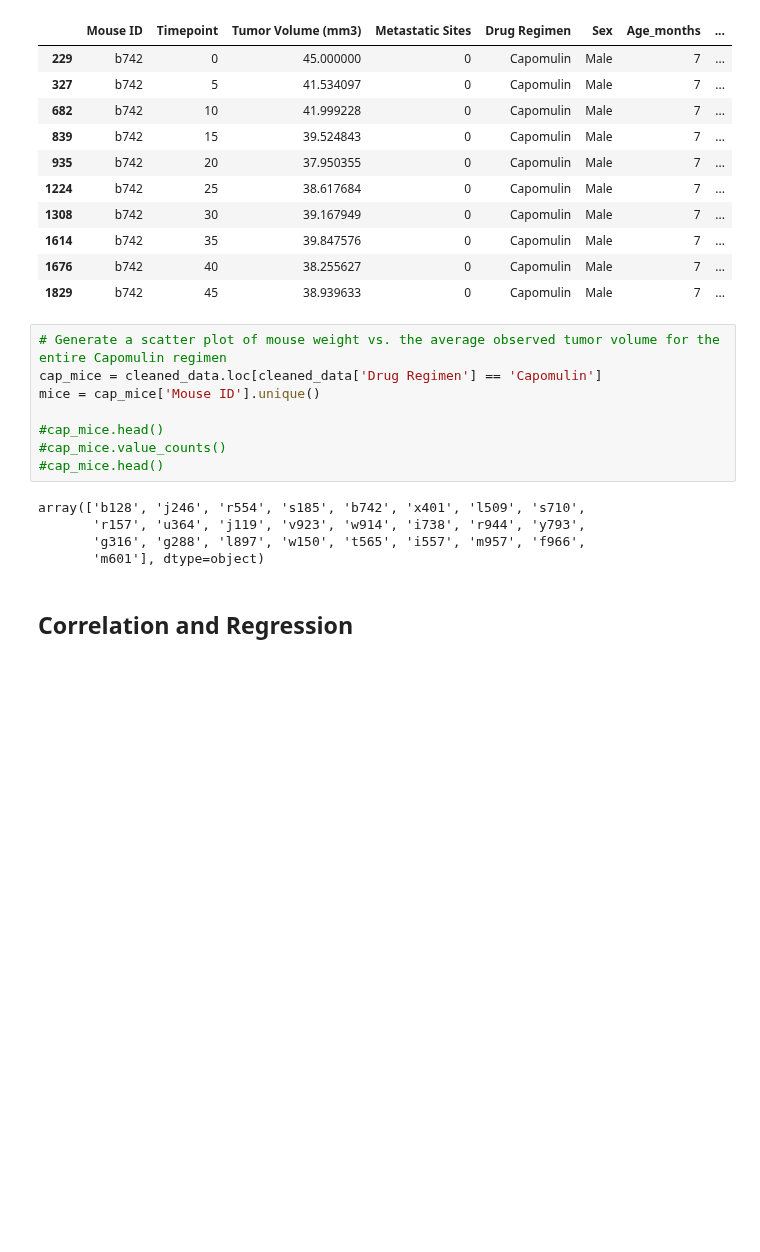
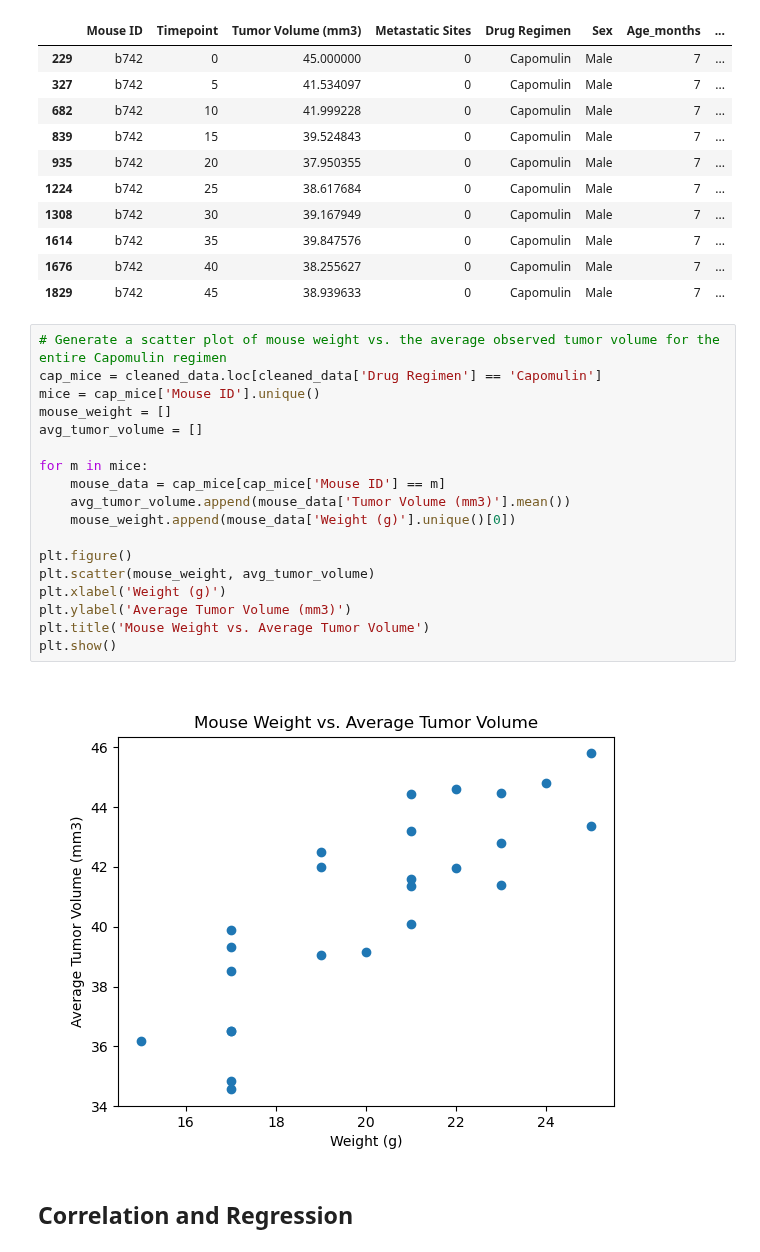
Before and after one commit to darren-coder/Matplotlib-Challenge, a Jupyter notebook: pymaceuticals_starter.ipynb, the cells around one changed output. Drawn from its saved outputs; the diff is of its cells as text; blank space fills up the shorter version.

```diff
--- a/pymaceuticals_starter.ipynb
+++ b/pymaceuticals_starter.ipynb
@@ -355,15 +324,22 @@ cap_mouse
 # %%
 # Generate a scatter plot of mouse weight vs. the average observed tumor volume for the entire Capomulin regimen
 cap_mice = cleaned_data.loc[cleaned_data['Drug Regimen'] == 'Capomulin']
 mice = cap_mice['Mouse ID'].unique()
+mouse_weight = []
+avg_tumor_volume = []
 
-#cap_mice.head()
-#cap_mice.value_counts()
-#cap_mice.head()
+for m in mice:
+    mouse_data = cap_mice[cap_mice['Mouse ID'] == m]
+    avg_tumor_volume.append(mouse_data['Tumor Volume (mm3)'].mean())
+    mouse_weight.append(mouse_data['Weight (g)'].unique()[0])
+
+plt.figure()
+plt.scatter(mouse_weight, avg_tumor_volume)
+plt.xlabel('Weight (g)')
+plt.ylabel('Average Tumor Volume (mm3)')
+plt.title('Mouse Weight vs. Average Tumor Volume')
+plt.show()
 # %% [output]
-array(['b128', 'j246', 'r554', 's185', 'b742', 'x401', 'l509', 's710',
-       'r157', 'u364', 'j119', 'v923', 'w914', 'i738', 'r944', 'y793',
-       'g316', 'g288', 'l897', 'w150', 't565', 'i557', 'm957', 'f966',
-       'm601'], dtype=object)
+[figure, added]
 # %% [markdown]
 ## Correlation and Regression
```
Also changed, not shown: parts of 6 cells of this notebook.
